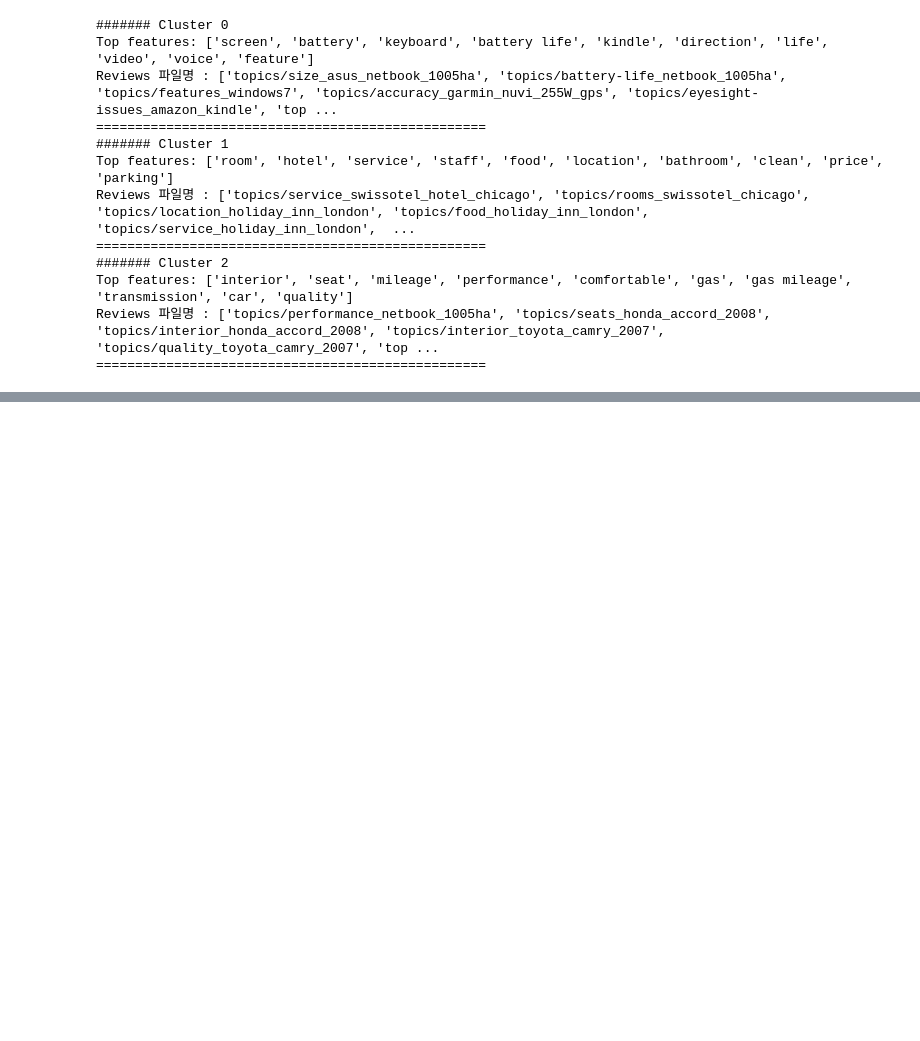
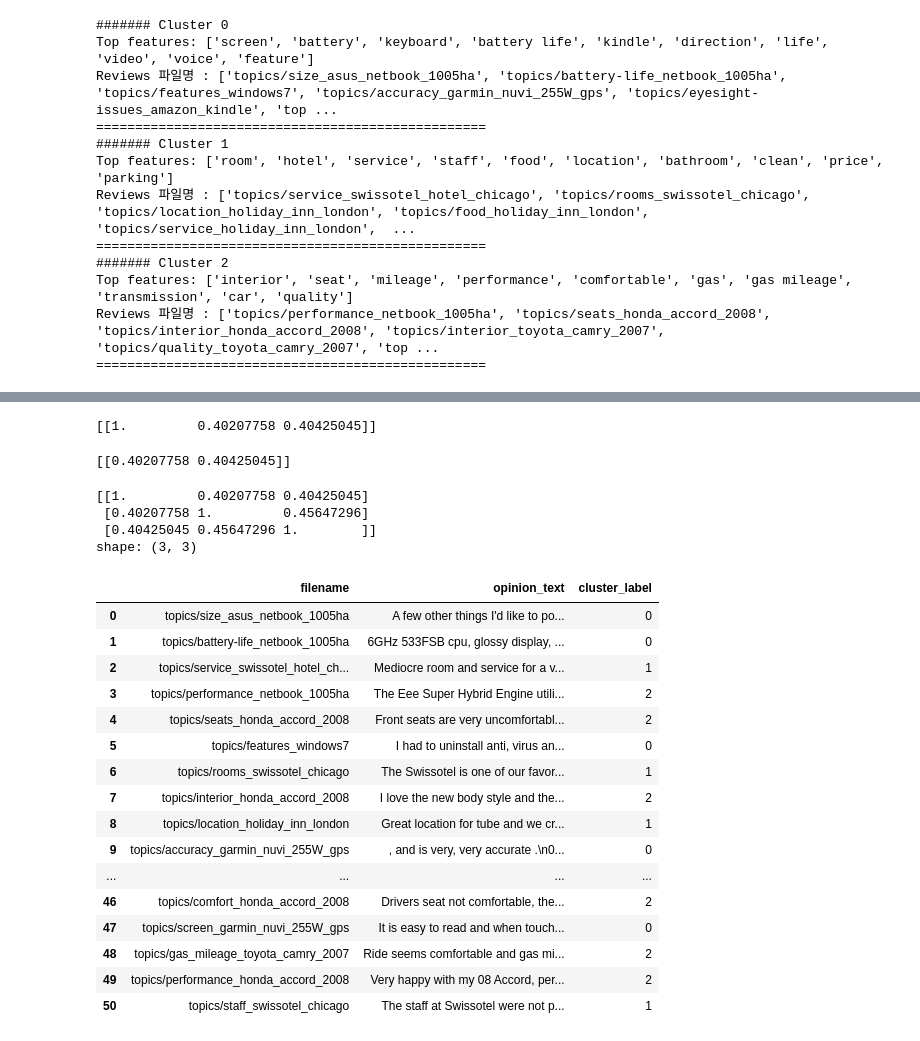
Before and after one commit to suhyeon03/study_ML_, a Jupyter notebook: _text_mining_practice.ipynb, the cells around one changed output, grey strips where cells are left out. Saved outputs shown, nothing was run; the diff lists cells and outputs as text; code cells hidden in the pictures; blank space fills up the shorter version.

```diff
--- a/_text_mining_practice.ipynb
+++ b/_text_mining_practice.ipynb
@@ -1426,0 +1512,41 @@ Reviews 파일명 : ['topics/performance_netbook_1005ha', 'topics/seats_honda_ac
+# %%
+from sklearn.metrics.pairwise import cosine_similarity
+
+similarity_simple_pair = cosine_similarity(feature_vect_simple[0] , feature_vect_simple)
+print(similarity_simple_pair)
+# %% [output]
+[[1.         0.40207758 0.40425045]]
+# %%
+from sklearn.metrics.pairwise import cosine_similarity
+
+similarity_simple_pair = cosine_similarity(feature_vect_simple[0] , feature_vect_simple[1:])
+print(similarity_simple_pair)
+# %% [output]
+[[0.40207758 0.40425045]]
+# %%
+similarity_simple_pair = cosine_similarity(feature_vect_simple , feature_vect_simple)
+print(similarity_simple_pair)
+print('shape:',similarity_simple_pair.shape)
+# %% [output]
+[[1.         0.40207758 0.40425045]
+ [0.40207758 1.         0.45647296]
+ [0.40425045 0.45647296 1.        ]]
+shape: (3, 3)
+# %%
+# Opinion Review 데이터 셋을 이용한 문서 유사도 측정
+
+from nltk.stem import WordNetLemmatizer
+import nltk
+import string
+
+remove_punct_dict = dict((ord(punct), None) for punct in string.punctuation)
+lemmar = WordNetLemmatizer()
+
+# 입력으로 들어온 token단어들에 대해서 lemmatization 어근 변환.
+def LemTokens(tokens):
+    return [lemmar.lemmatize(token) for token in tokens]
+
+# TfidfVectorizer 객체 생성 시 tokenizer인자로 해당 함수를 설정하여 lemmatization 적용
+# 입력으로 문장을 받아서 stop words 제거-> 소문자 변환 -> 단어 토큰화 -> lemmatization 어근 변환.
+def LemNormalize(text):
+    return LemTokens(nltk.word_tokenize(text.lower().translate(remove_punct_dict)))
@@ -1426,0 +1599,20 @@ Reviews 파일명 : ['topics/performance_netbook_1005ha', 'topics/seats_honda_ac
+# %%
+document_df.head(51)
+# %% [output]
+|  | filename | opinion_text | cluster_label |
+| 0 | topics/size_asus_netbook_1005ha | A few other things I'd like to po... | 0 |
+| 1 | topics/battery-life_netbook_1005ha | 6GHz 533FSB cpu, glossy display, ... | 0 |
+| 2 | topics/service_swissotel_hotel_ch... | Mediocre room and service for a v... | 1 |
+| 3 | topics/performance_netbook_1005ha | The Eee Super Hybrid Engine utili... | 2 |
+| 4 | topics/seats_honda_accord_2008 | Front seats are very uncomfortabl... | 2 |
+| 5 | topics/features_windows7 | I had to uninstall anti, virus an... | 0 |
+| 6 | topics/rooms_swissotel_chicago | The Swissotel is one of our favor... | 1 |
+| 7 | topics/interior_honda_accord_2008 | I love the new body style and the... | 2 |
+| 8 | topics/location_holiday_inn_london | Great location for tube and we cr... | 1 |
+| 9 | topics/accuracy_garmin_nuvi_255W_gps | , and is very, very accurate .\n0... | 0 |
+| ... | ... | ... | ... |
+| 46 | topics/comfort_honda_accord_2008 | Drivers seat not comfortable, the... | 2 |
+| 47 | topics/screen_garmin_nuvi_255W_gps | It is easy to read and when touch... | 0 |
+| 48 | topics/gas_mileage_toyota_camry_2007 | Ride seems comfortable and gas mi... | 2 |
+| 49 | topics/performance_honda_accord_2008 | Very happy with my 08 Accord, per... | 2 |
+| 50 | topics/staff_swissotel_chicago | The staff at Swissotel were not p... | 1 |
```
Also changed, not shown: parts of 13 cells of this notebook.
